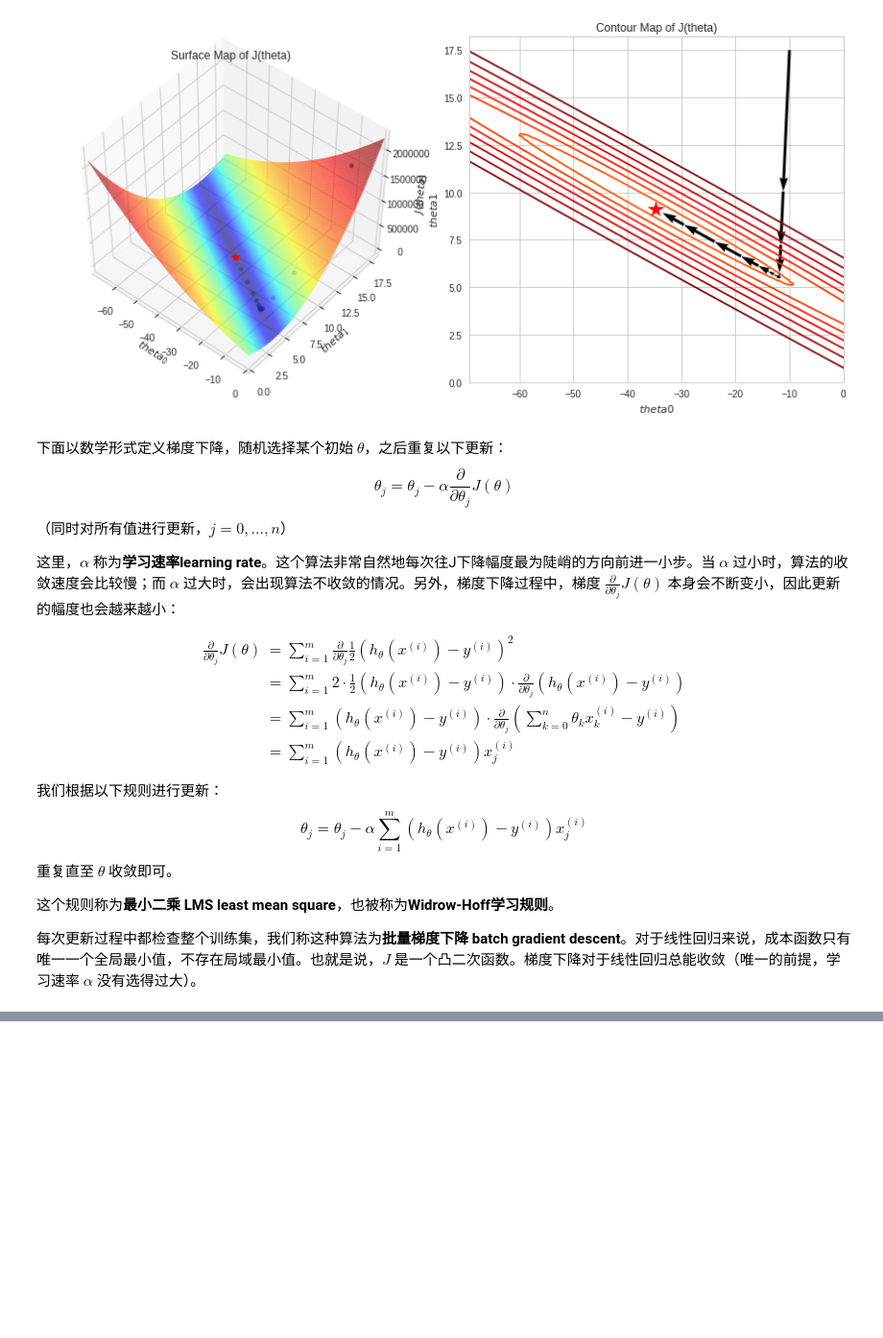
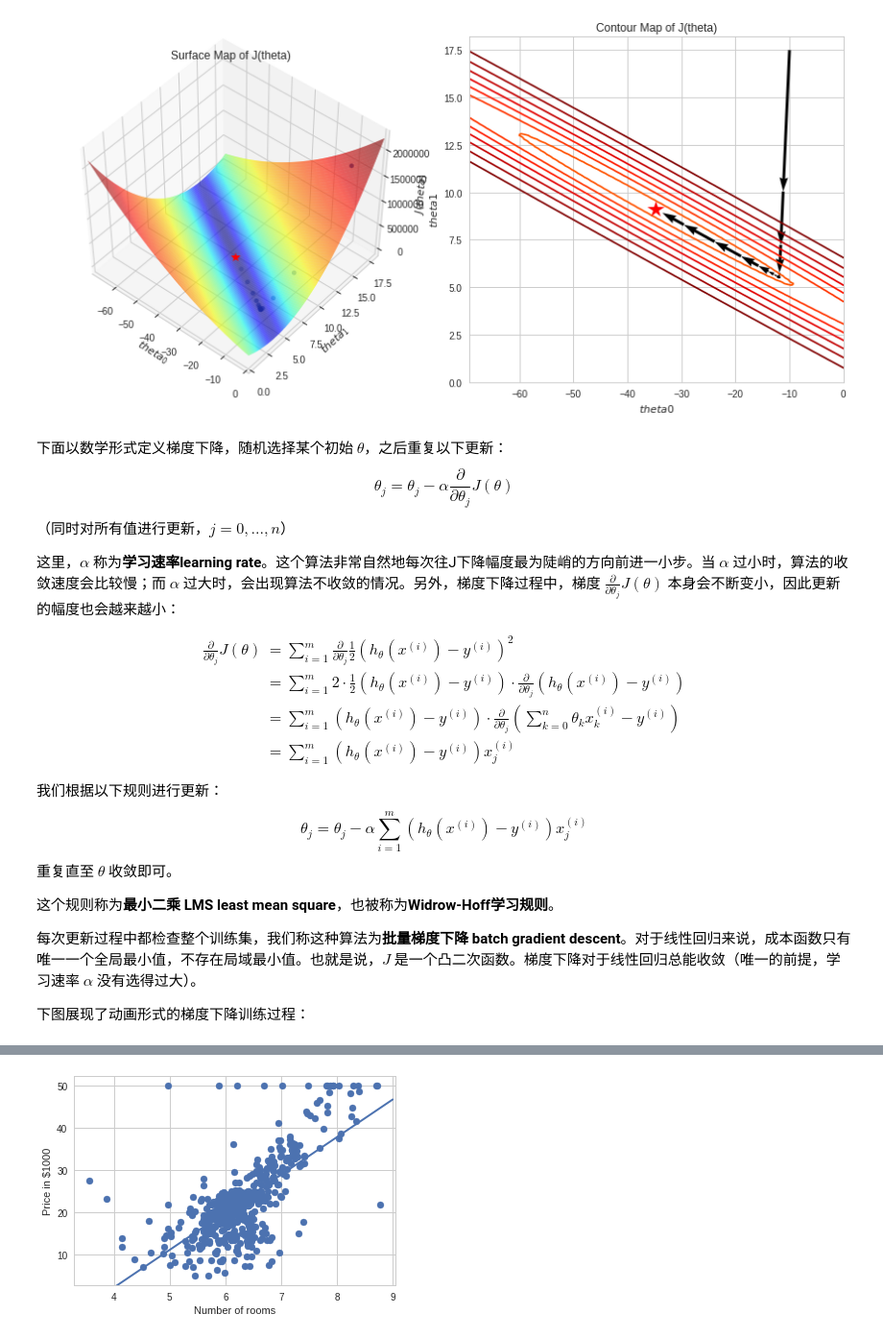
Before and after one commit to Youngyi/MachineLearning-1, a Jupyter notebook: Linear Regression.ipynb, the cells around one changed output, grey strips where cells are left out. Shown at 96% size. Drawn from its saved outputs; the diff is of its cells as text; code cells hidden in the pictures; blank space fills up the shorter version.

Commit message:
add animation of linear regression training

```diff
--- a/Linear Regression.ipynb
+++ b/Linear Regression.ipynb
@@ -216,3 +216,29 @@ $$ \theta_j = \theta_j - \alpha\sum_{i=1}^m(h_\theta(x^{(i)}) - y^{(i)})x_j^{(i)
 这个规则称为**最小二乘 LMS least mean square**，也被称为**Widrow-Hoff学习规则**。
 
 每次更新过程中都检查整个训练集，我们称这种算法为**批量梯度下降 batch gradient descent**。对于线性回归来说，成本函数只有唯一一个全局最小值，不存在局域最小值。也就是说，$J$ 是一个凸二次函数。梯度下降对于线性回归总能收敛（唯一的前提，学习速率 $\alpha$ 没有选得过大）。
+
+下图展现了动画形式的梯度下降训练过程：
+# %%
+fig, ax = plt.subplots()
+ax.scatter(X.reshape(-1), y)
+plt.xlabel("Number of rooms")
+plt.ylabel("Price in $1000")
+x = np.arange(3, 10, 1)
+line, = ax.plot([], [], lw=2)
+
+
+def animate(i):
+    line.set_data(x, np.column_stack((np.ones((x.size, 1)), x)) @ sampled_path[i])
+    return line,
+
+
+def init():
+    line.set_data([], [])
+    return line,
+
+
+anim = animation.FuncAnimation(fig, animate, frames=sampled_path.shape[0], init_func=init, interval=800,
+                               repeat_delay=3000, blit=True)
+
+HTML(anim.to_html5_video())
+# %% [output]
@@ -218,0 +246 @@ $$ \theta_j = \theta_j - \alpha\sum_{i=1}^m(h_\theta(x^{(i)}) - y^{(i)})x_j^{(i)
+[figure, added]
```
Also changed, not shown: parts of 1 cell of this notebook.
